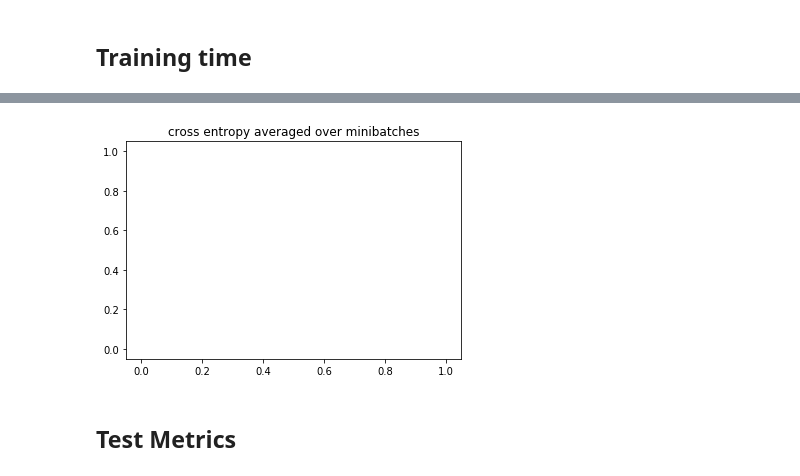
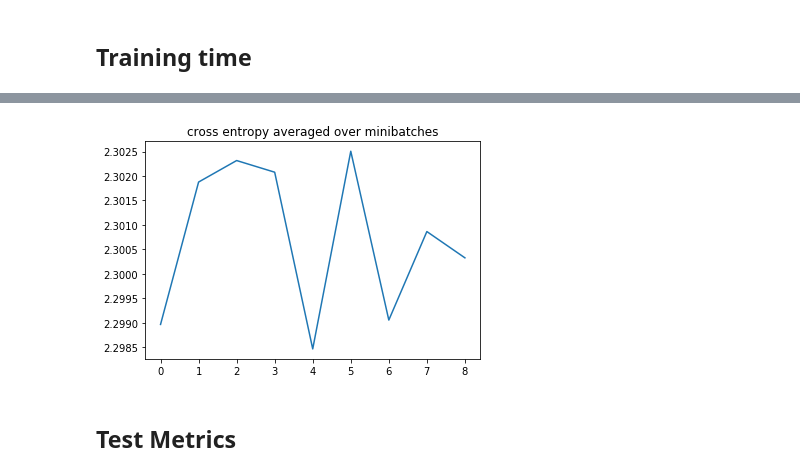
Before and after one commit to Axeln78/SpectralDGL, a Jupyter notebook: Chebnet on MNIST/ChebGCNs.ipynb, the cells around one changed output, grey strips where cells are left out. Cells and saved outputs as stored; diff of their text form; code cells hidden in the pictures.

```diff
--- a/Chebnet on MNIST/ChebGCNs.ipynb
+++ b/Chebnet on MNIST/ChebGCNs.ipynb
@@ -63,19 +57,0 @@ _ = check_mnist_dataset_exists()
-# %%
-nb_selected_train_data = 512
-nb_selected_test_data = 128
-
-train_data = torch.load('mnist/train_data.pt').reshape(60000, 784)
-train_data = train_data[:nb_selected_train_data, :]
-print(train_data.shape, type(train_data))
-
-train_labels = torch.load('mnist/train_label.pt')
-train_labels = train_labels[:nb_selected_train_data]
-print(train_labels.shape)
-
-test_data = torch.load('mnist/test_data.pt').reshape(10000, 784)
-test_data = test_data[:nb_selected_test_data, :]
-print(test_data.shape)
-
-test_labels = torch.load('mnist/test_label.pt')
-test_labels = test_labels[:nb_selected_test_data]
-print(test_labels.shape)
@@ -126,10 +132,23 @@ L
 # %% [markdown]
 # Model definition for training
 # %%
-net = Classifier(1, 200, trainset.num_classes,k=15)
+# del net
+# model_parameters
+in_features = 1
+first_conv_out = 32
+second_conv_out = 50
+hidden_layer_classifier = 512
+k = 25
+n_classes = trainset.num_classes
+
+net = Classifier(
+    in_features, first_conv_out, second_conv_out, hidden_layer_classifier, n_classes, k
+)
 print(net)
 if torch.cuda.is_available():
     net.to(device)
+
+# net.parameters()
 # %% [output]
 Classifier(
   (layers): ModuleList(
@@ -177,10 +196,10 @@ net_parameters = [D, CL1_F, CL1_K, CL2_F, CL2_K, FC1_F, FC2_F]
 # %%
 # Use PyTorch's DataLoader and the collate function
 # defined before.
-data_loader = DataLoader(trainset, batch_size=64,
+data_loader = DataLoader(trainset, batch_size=512,
                          shuffle=True, collate_fn=collate)
 loss_func = nn.CrossEntropyLoss()
-optimizer = optim.Adam(net.parameters(), lr=0.005)
+optimizer = optim.SGD(net.parameters(), lr=0.005)
 # %% [markdown]
 ## Training time
 # %%
@@ -225,7 +251,7 @@ optimizer time: 0.4250810146331787
 KeyboardInterrupt:
 # %%
-plt.title('cross entropy averaged over minibatches')
-plt.plot(epoch_losses)
+plt.title("cross entropy averaged over minibatches")
+plt.plot(epoch_losses[1:])
 plt.show()
 # %% [output]
-[figure, old version]
+[figure, new version]
```
Also changed, not shown: parts of 19 cells of this notebook, 1 other file.
